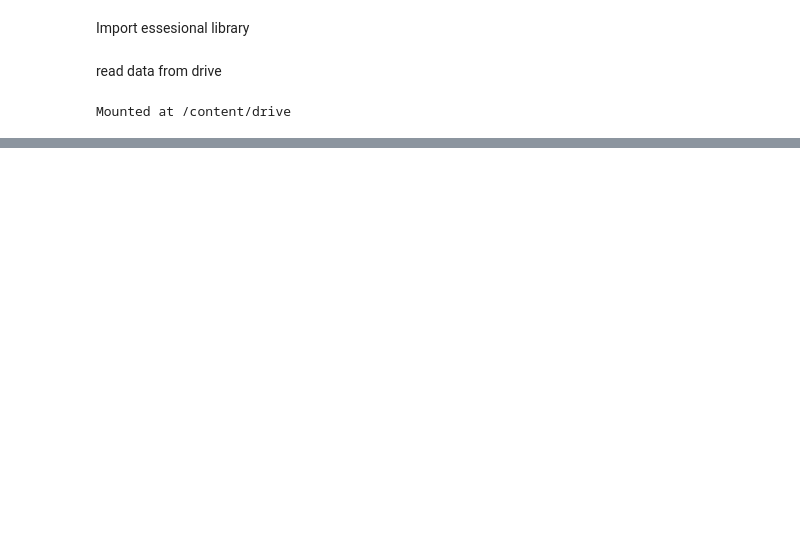
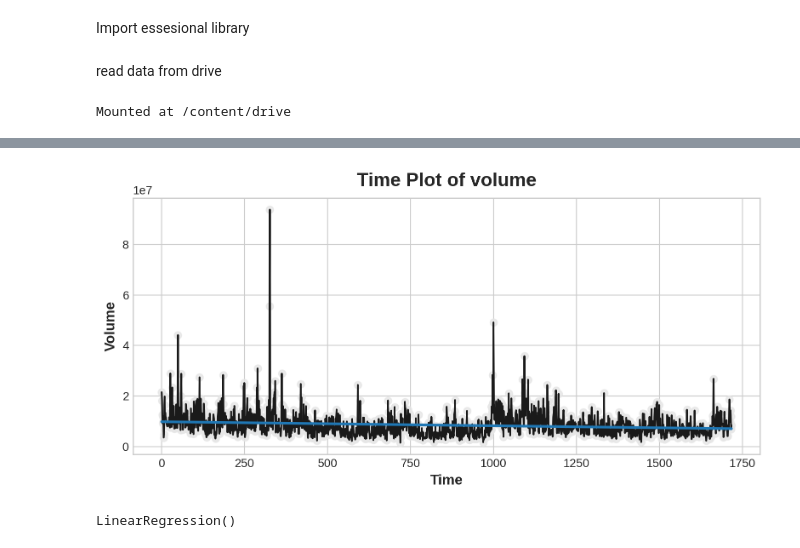
Before and after one commit to MhammadRezaValiYari/GoldTransectionAnalysis, a Jupyter notebook: GoldTransectionAnalysis.ipynb, the cells around one changed output, grey strips where cells are left out. Saved outputs shown, nothing was run; the diff lists cells and outputs as text; code cells hidden in the pictures; blank space fills up the shorter version.

```diff
--- a/GoldTransectionAnalysis.ipynb
+++ b/GoldTransectionAnalysis.ipynb
@@ -168,0 +68,7 @@ result:122.6170375930922 y_test:122.660004
+# %%
+fig, ax = plt.subplots()
+ax.plot('Time', 'Volume', data=df, color='0.1')
+ax = sns.regplot(x='Time', y='Volume', data=df, ci=None, scatter_kws=dict(color='0.9'))
+ax.set_title('Time Plot of volume');
+# %% [output]
+[figure, added]
@@ -168,0 +78,5 @@ result:122.6170375930922 y_test:122.660004
+# %%
+model = LinearRegression()
+model.fit(x, y)
+# %% [output]
+LinearRegression()
```
Also changed, not shown: parts of 35 cells of this notebook.
